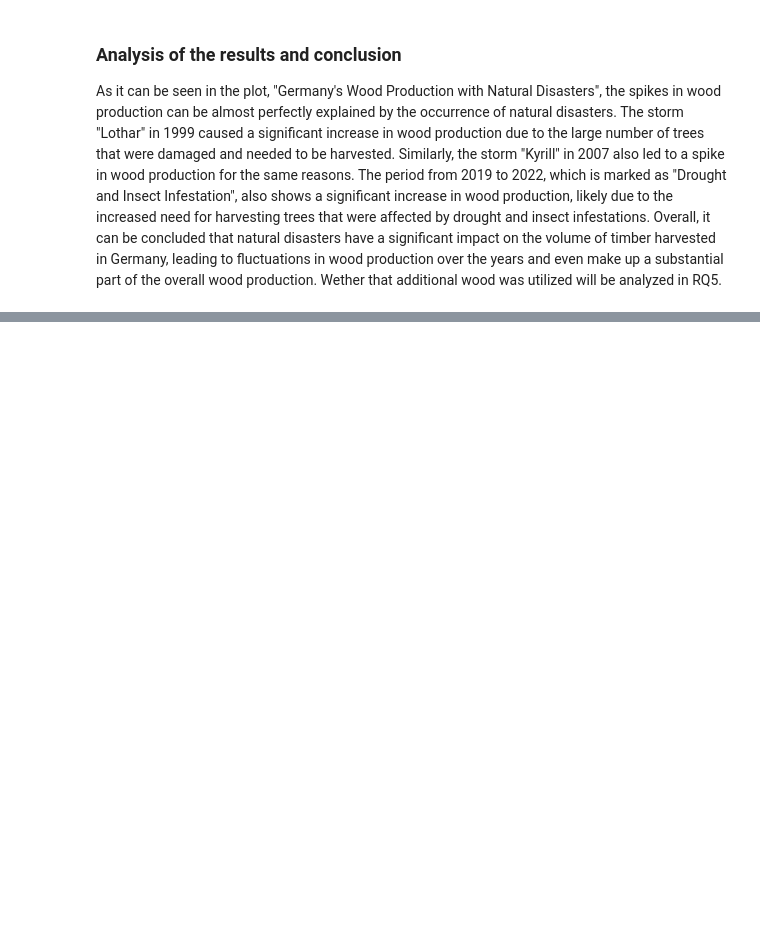
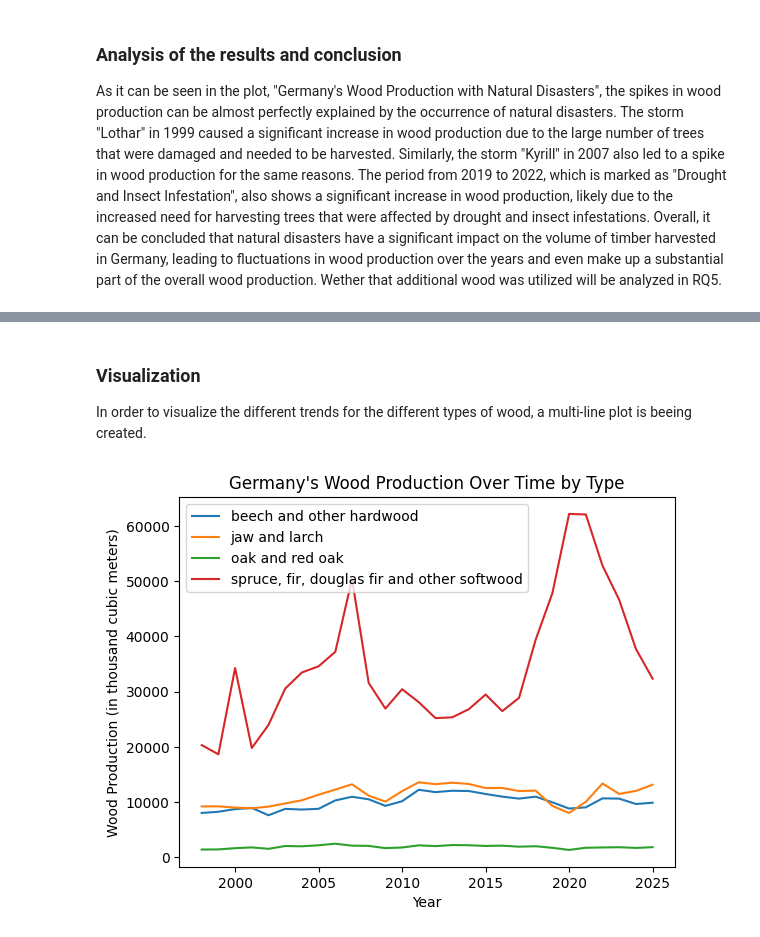
Before and after one commit to gespel/WoodProductionTrends, a Jupyter notebook: src/main.ipynb, the cells around one changed output, grey strips where cells are left out. Saved outputs shown, nothing was run; the diff lists cells and outputs as text; code cells hidden in the pictures; blank space fills up the shorter version.

Commit message:
implementing RQ3, improving data preprocessing and rendering

```diff
--- a/src/main.ipynb
+++ b/src/main.ipynb
@@ -101,0 +108,17 @@ As it can be seen in the plot, "Germany's Wood Production with Natural Disasters
+# %%
+beech_and_other_hardood, jaw_and_larch, oak_and_red_oak, spruce_fir_douglas_fir_and_other_softwood = dl.load_wood_production_by_type("../data/wood_production.csv")
+# %% [markdown]
+### Visualization
+In order to visualize the different trends for the different types of wood, a multi-line plot is beeing created.
+# %%
+plt.plot(beech_and_other_hardood["time"].values, beech_and_other_hardood["value"].values, label="beech and other hardwood")
+plt.plot(jaw_and_larch["time"].values, jaw_and_larch["value"].values, label="jaw and larch")
+plt.plot(oak_and_red_oak["time"].values, oak_and_red_oak["value"].values, label="oak and red oak")
+plt.plot(spruce_fir_douglas_fir_and_other_softwood["time"].values, spruce_fir_douglas_fir_and_other_softwood["value"].values, label="spruce, fir, douglas fir and other softwood")
+plt.legend()
+plt.xlabel("Year")
+plt.ylabel("Wood Production (in thousand cubic meters)")
+plt.title("Germany's Wood Production Over Time by Type")
+plt.show()
+# %% [output]
+[figure, added]
```
Also changed, not shown: parts of 5 cells of this notebook, 2 other files.
